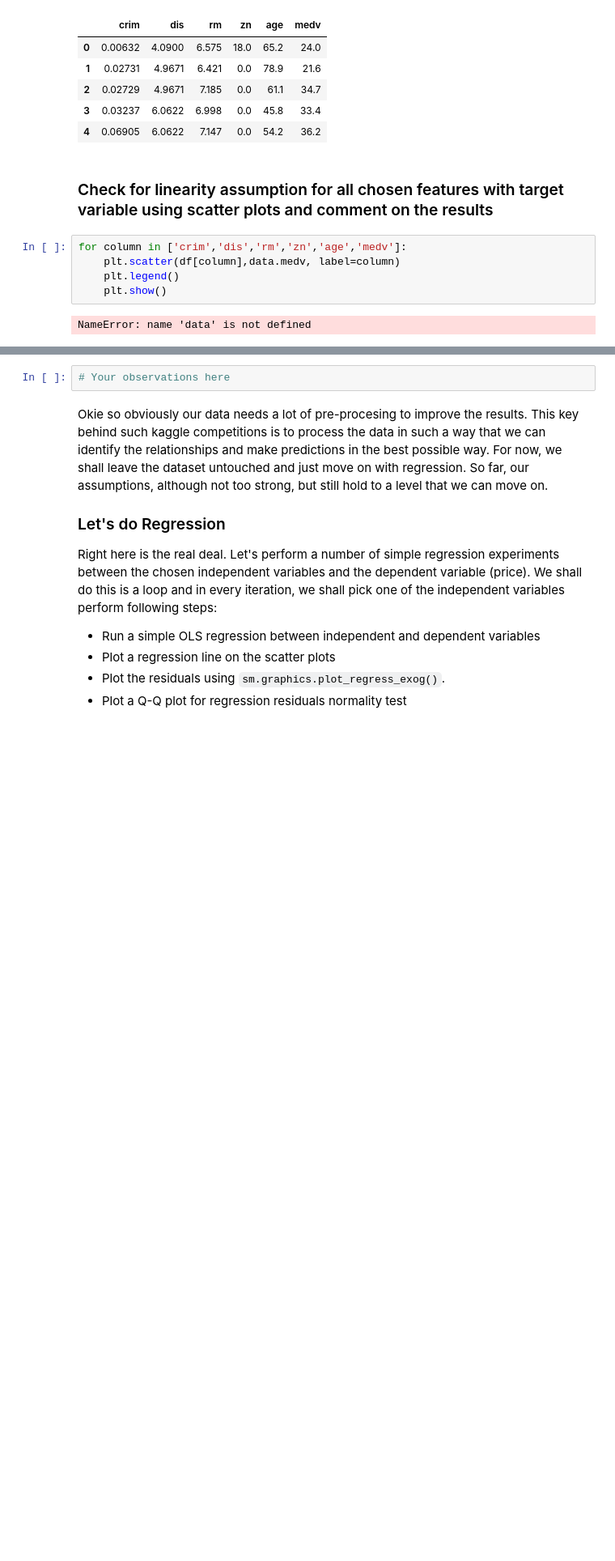
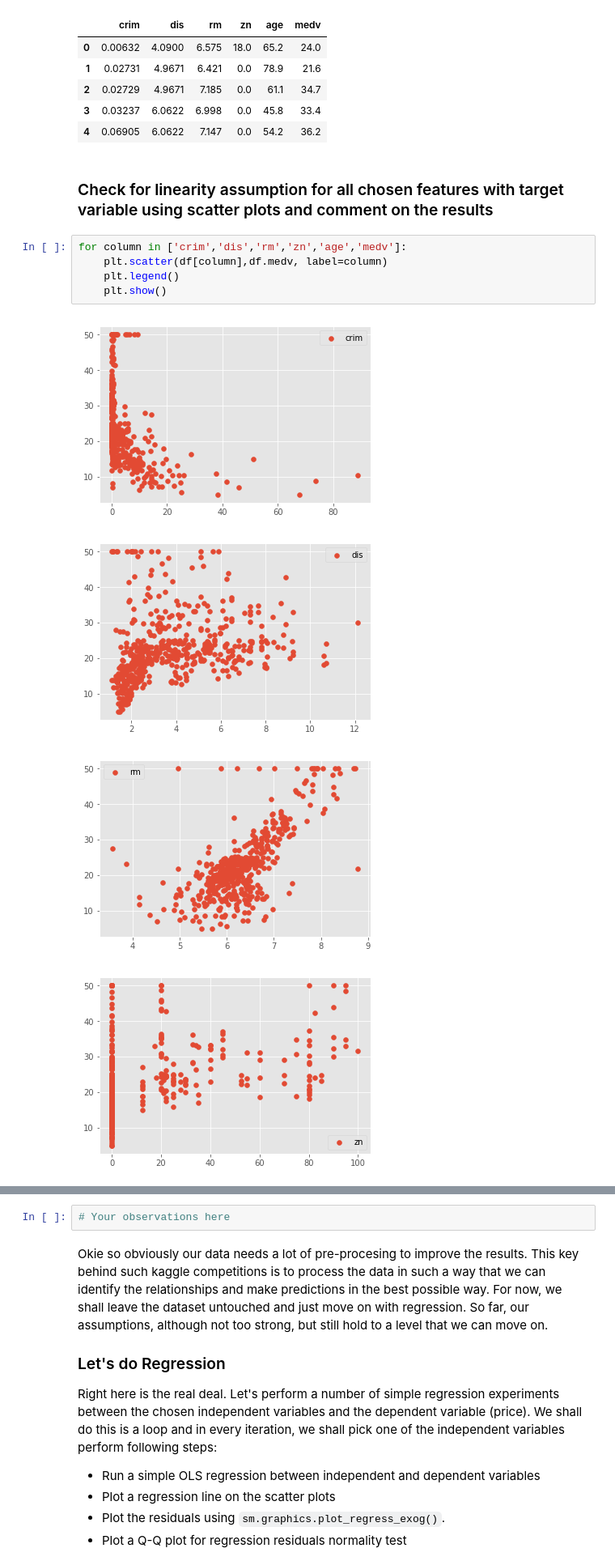
Before and after one commit to nickyp16/ds-skills2-regression-EOD-Lab-nyc-ds-skills-112618, a Jupyter notebook: index.ipynb, the cells around one changed output, grey strips where cells are left out. Shown at 81% size. Saved outputs shown, nothing was run; the diff lists cells and outputs as text; blank space fills up the shorter version.

```diff
--- a/index.ipynb
+++ b/index.ipynb
@@ -64,8 +64,11 @@ df.head()
 ### Check for linearity assumption for all chosen features with target variable using scatter plots and comment on the results
 # %%
 for column in ['crim','dis','rm','zn','age','medv']:
-    plt.scatter(df[column],data.medv, label=column)
+    plt.scatter(df[column],df.medv, label=column)
     plt.legend()
     plt.show()
 # %% [output]
-NameError: name 'data' is not defined
+[figure, added]
+[figure, added]
+[figure, added]
+[figure, added]
```
Also changed, not shown: parts of 1 cell of this notebook.
